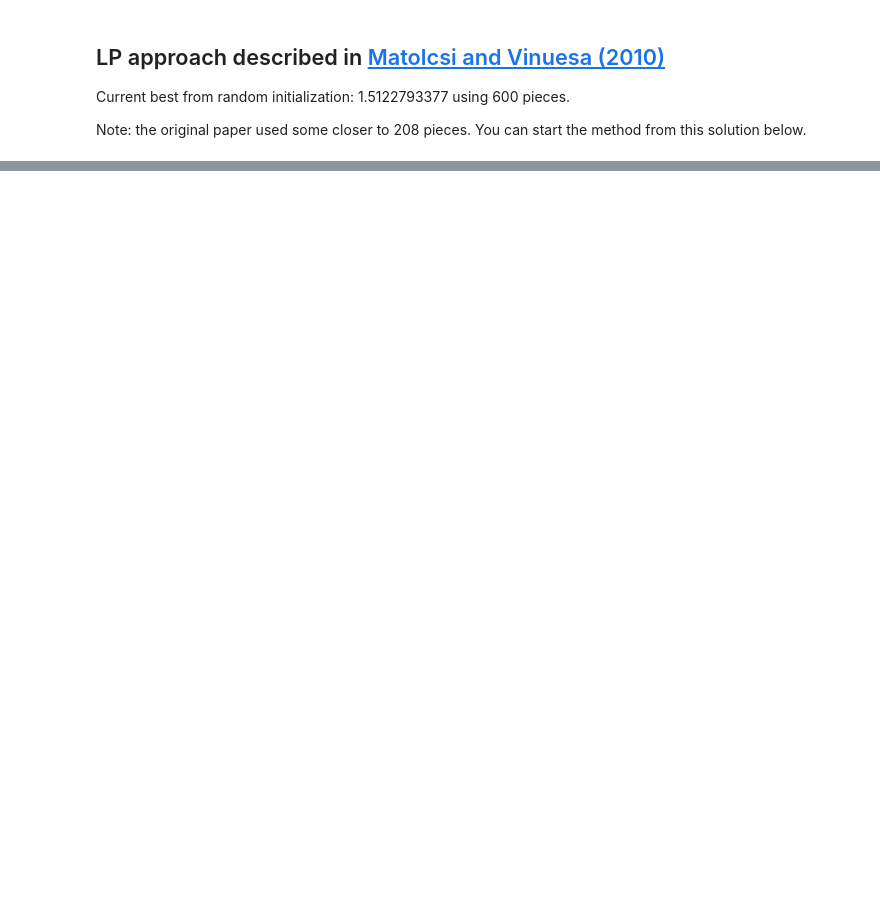
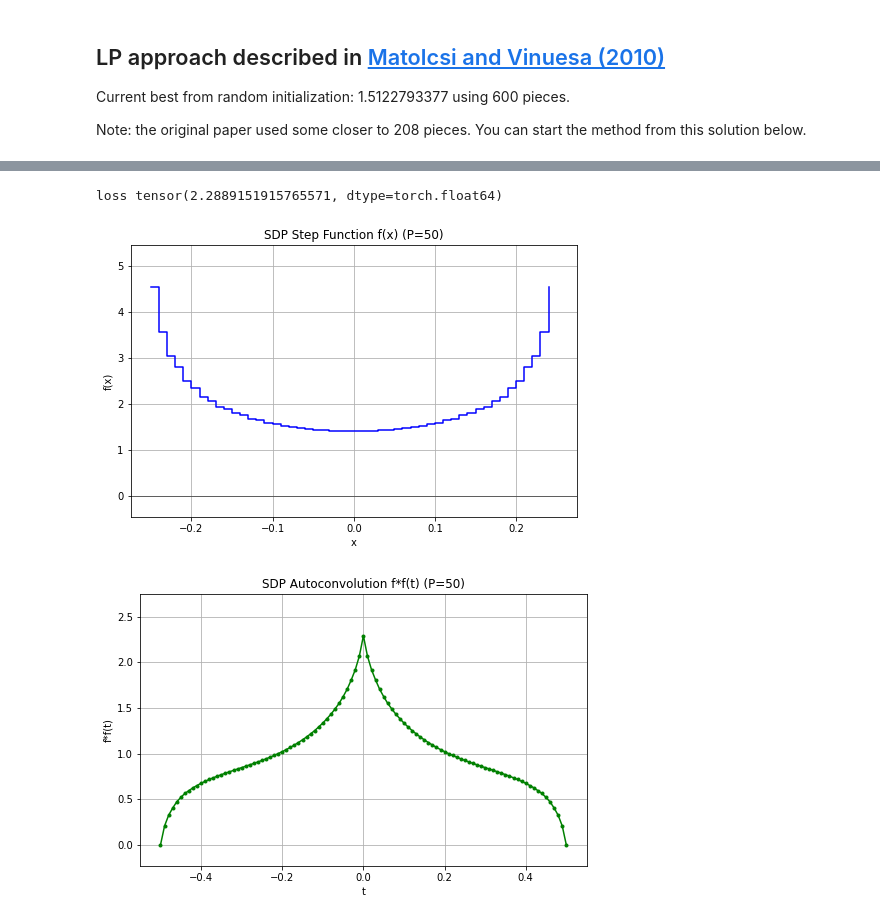
Before and after one commit to damek/alpha_evolve_problem_B1, a Jupyter notebook: problemb1.ipynb, the cells around one changed output, grey strips where cells are left out. Cells and saved outputs as stored; diff of their text form; code cells hidden in the pictures; blank space fills up the shorter version.

```diff
--- a/problemb1.ipynb
+++ b/problemb1.ipynb
@@ -530,0 +764,21 @@ print(sum(saved_best_h_params))
+# %%
+sum(h_sol_sdp)
+print("loss", constrained_loss(h_sol_sdp.shape[0])(h_sol_sdp))
+# %% [output]
+loss tensor(2.2889151915765571, dtype=torch.float64)
+# %%
+P_val = h_sol_sdp.shape[0]
+f_interval = (-0.25, 0.25) # interval for f(x)
+
+f_x_min, f_x_max = f_interval
+f_delta_x = (f_x_max - f_x_min) / P_val
+conv_t_knots = np.linspace(2 * f_x_min, 2 * f_x_max, 2 * P_val + 1, dtype=float)
+
+autoconv_knot_vals_prox_linear = compute_autoconvolution_values(h_sol_sdp, f_delta_x, P_val)
+max_autoconv_value_prox_linear = torch.max(autoconv_knot_vals_prox_linear)
+
+plot_rendered_step_function(h_sol_sdp.detach().numpy(), f_interval, title=f"SDP Step Function f(x) (P={P_val})")
+plot_rendered_convolution(conv_t_knots, autoconv_knot_vals_prox_linear.detach().numpy(), title=f"SDP Autoconvolution f*f(t) (P={P_val})")
+# %% [output]
+[figure, added]
+[figure, added]
```
Also changed, not shown: parts of 15 cells of this notebook, 3 other files.
